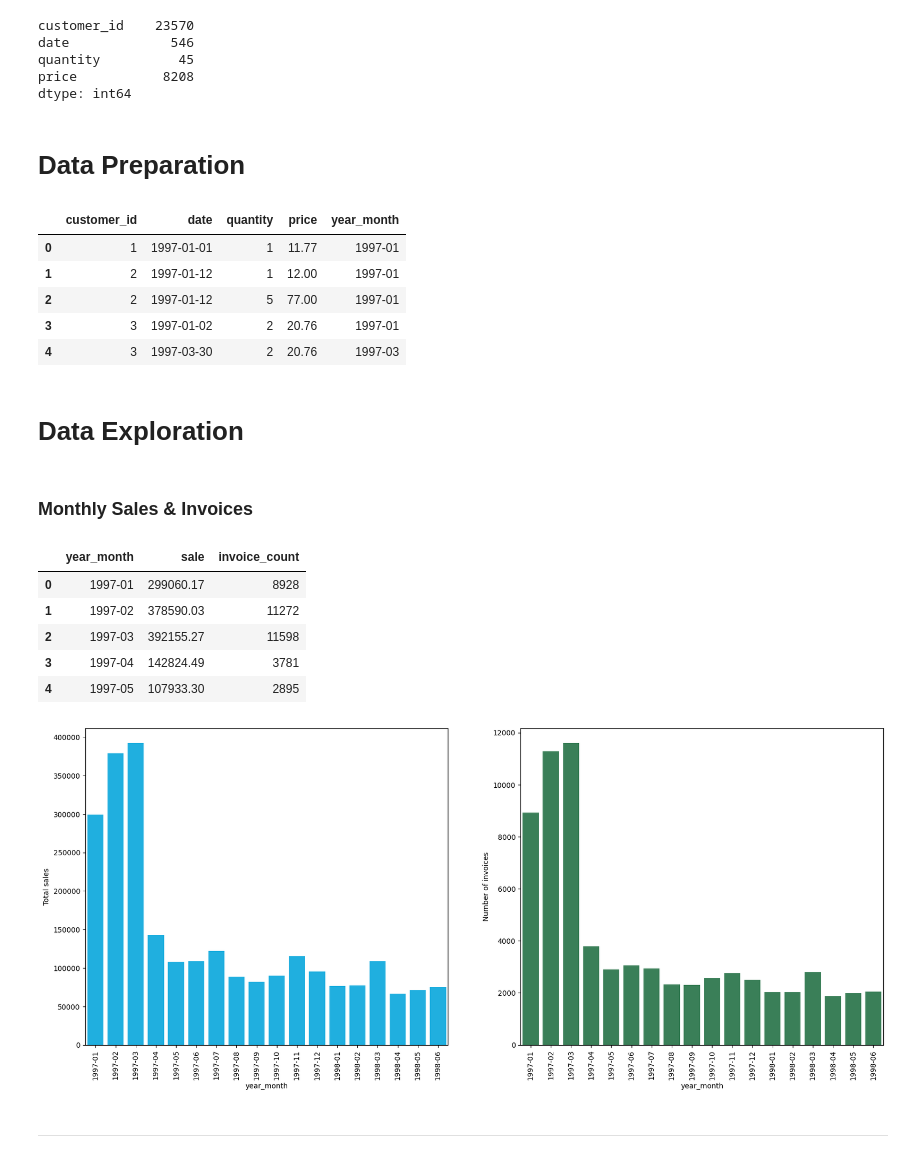
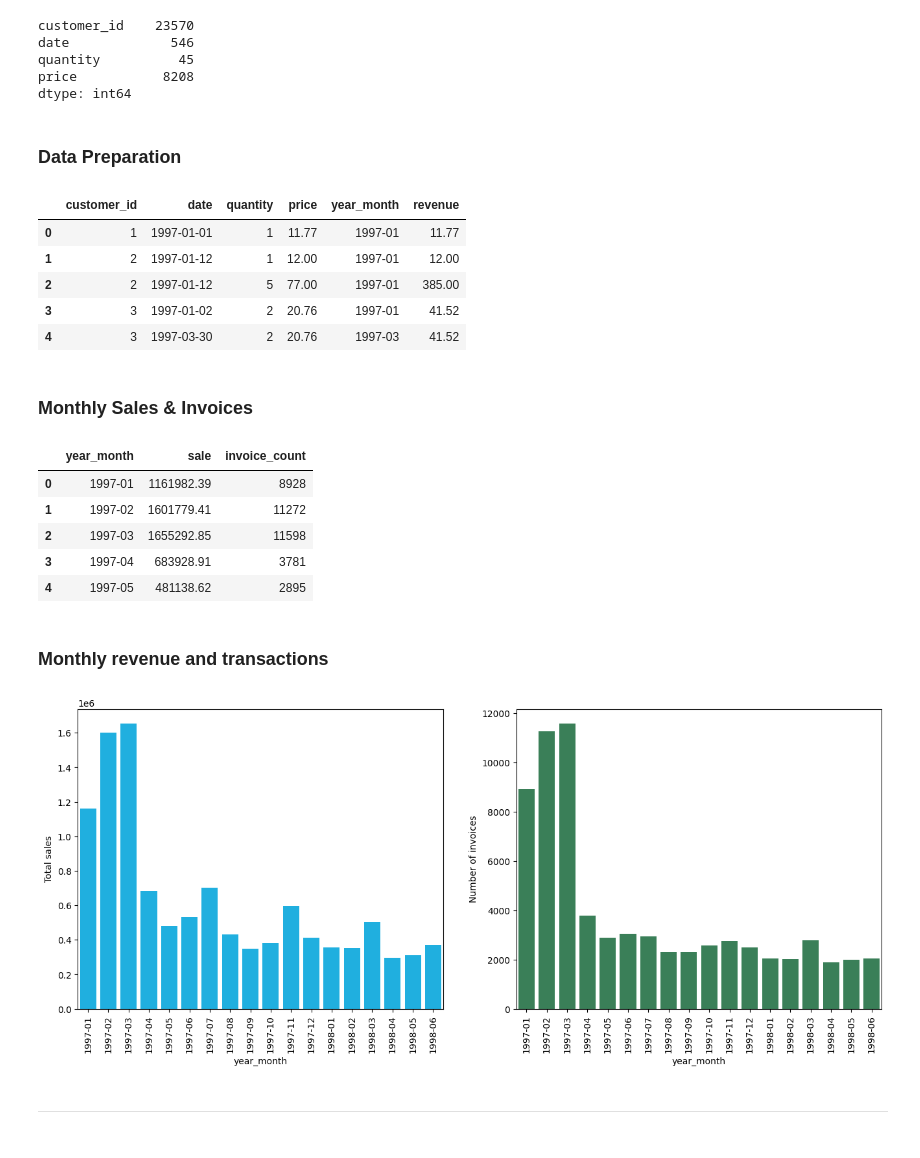
Before and after one commit to AnalyticSoul/Learn-Data-Science-with-Examples, a Jupyter notebook: 5.3-Customer-Revenue-Analysis.ipynb, the cells around one changed output. Drawn from its saved outputs; the diff is of its cells as text; code cells hidden in the pictures.

```diff
--- a/5.3-Customer-Revenue-Analysis.ipynb
+++ b/5.3-Customer-Revenue-Analysis.ipynb
@@ -11,5 +13,5 @@ warnings.filterwarnings('ignore')
 # %%
-df_cdnow_tr = pd.read_csv('cdnow.csv', index_col=0)
+df_cdnow_tr = pd.read_csv('data/cdnow.csv', index_col=0)
 # %%
 df_cdnow_tr.head()
 # %% [output]
@@ -51,53 +53,54 @@ quantity          45
 price           8208
 dtype: int64
 # %% [markdown]
-# Data Preparation
+### Data Preparation
 # %%
 df_cdnow_tr['date'] = pd.to_datetime(df_cdnow_tr['date'])
 
-df_cdnow_tr['year_month'] = df_cdnow_tr['date'].apply(lambda x: x.strftime('%Y-%m'))
+df_cdnow_tr['year_month'] = df_cdnow_tr['date'].dt.to_period('M')
+df_cdnow_tr['revenue'] = df_cdnow_tr['price'] * df_cdnow_tr['quantity']
 
 df_cdnow_tr.head()
 # %% [output]
-|  | customer_id | date | quantity | price | year_month |
-| 0 | 1 | 1997-01-01 | 1 | 11.77 | 1997-01 |
-| 1 | 2 | 1997-01-12 | 1 | 12.00 | 1997-01 |
-| 2 | 2 | 1997-01-12 | 5 | 77.00 | 1997-01 |
-| 3 | 3 | 1997-01-02 | 2 | 20.76 | 1997-01 |
-| 4 | 3 | 1997-03-30 | 2 | 20.76 | 1997-03 |
+|  | customer_id | date | quantity | price | year_month | revenue |
+| 0 | 1 | 1997-01-01 | 1 | 11.77 | 1997-01 | 11.77 |
+| 1 | 2 | 1997-01-12 | 1 | 12.00 | 1997-01 | 12.00 |
+| 2 | 2 | 1997-01-12 | 5 | 77.00 | 1997-01 | 385.00 |
+| 3 | 3 | 1997-01-02 | 2 | 20.76 | 1997-01 | 41.52 |
+| 4 | 3 | 1997-03-30 | 2 | 20.76 | 1997-03 | 41.52 |
-# %% [markdown]
-# Data Exploration
 # %% [markdown]
 ### Monthly Sales & Invoices
 # %%
 # aggregate monthly sale and count monthly unique invoices
-df_monthly_revenue = df_cdnow_tr.groupby(['year_month']).agg({'price': 'sum', 'date': 'count'})
-df_monthly_revenue.rename(columns={'price': 'sale', 'date': 'invoice_count'}, inplace=True)
+df_monthly_revenue = df_cdnow_tr.groupby(['year_month']).agg({'revenue': 'sum', 'date': 'count'})
+df_monthly_revenue.rename(columns={'revenue': 'sale', 'date': 'invoice_count'}, inplace=True)
 
 df_monthly_revenue.reset_index(inplace=True)
 df_monthly_revenue.head()
 # %% [output]
 |  | year_month | sale | invoice_count |
-| 0 | 1997-01 | 299060.17 | 8928 |
-| 1 | 1997-02 | 378590.03 | 11272 |
-| 2 | 1997-03 | 392155.27 | 11598 |
-| 3 | 1997-04 | 142824.49 | 3781 |
-| 4 | 1997-05 | 107933.30 | 2895 |
+| 0 | 1997-01 | 1161982.39 | 8928 |
+| 1 | 1997-02 | 1601779.41 | 11272 |
+| 2 | 1997-03 | 1655292.85 | 11598 |
+| 3 | 1997-04 | 683928.91 | 3781 |
+| 4 | 1997-05 | 481138.62 | 2895 |
+# %% [markdown]
+### Monthly revenue and transactions
 # %%
 # plt.figure(figsize=(12, 8))
-fig, ax = plt.subplots(1, 2, figsize=(20, 8))
+fig, ax = plt.subplots(1, 2, figsize=(16, 6))
 # monthly total sales
 s1 = sns.barplot(data=df_monthly_revenue, x='year_month', y='sale', ax=ax[0], color='deepskyblue')
 # monthly total number of unique transactions
 s2 = sns.barplot(data=df_monthly_revenue, x='year_month', y='invoice_count', ax=ax[1], color='seagreen')
 
 s1.set_xticklabels(s1.get_xticklabels(), rotation=90)
 s2.set_xticklabels(s2.get_xticklabels(), rotation=90)
 s1.set_ylabel('Total sales')
 s2.set_ylabel('Number of invoices')
 plt.show()
 # %% [output]
-[figure, old version]
+[figure, new version]
 # %% [markdown]
 ---
 # %% [markdown]
```
Also changed, not shown: parts of 5 cells of this notebook.
